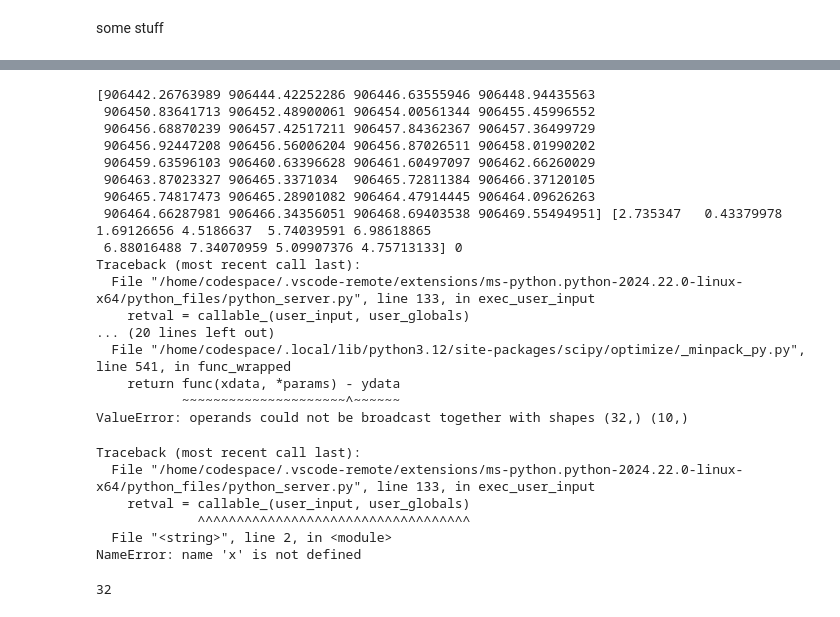
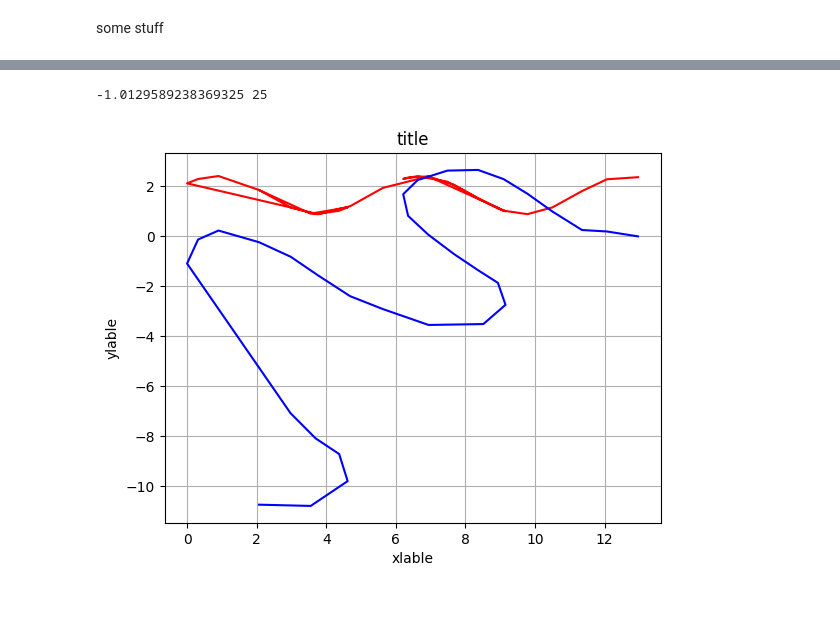
Before and after one commit to zbpetersbuf/CP1-24-final, a Jupyter notebook: zbpetersbuf/documentation/final.ipynb, the cells around one changed output, grey strips where cells are left out. Saved outputs shown, nothing was run; the diff lists cells and outputs as text; code cells hidden in the pictures.

```diff
--- a/zbpetersbuf/documentation/final.ipynb
+++ b/zbpetersbuf/documentation/final.ipynb
@@ -24,41 +19,14 @@ ModuleNotFoundError: No module named 'final'
 # %%
 files = fin.filenamelister('sinewalk','.csv')
-fle = files[6]
-yn, y, x = fin.goldrule_sig(fle,0.2,0.00001,0.00001)
+fle = files[3]
+yn, y, x = fin.goldrule_sig(fle,0.6,0.01,0.001)
+plt.figure()
+plt.plot(x,yn, color='red')
+plt.plot(x,y, color='blue')
+plt.title('title')
+plt.xlabel('xlable')
+plt.ylabel('ylable')
+plt.grid()
 # %% [output]
-[906442.26763989 906444.42252286 906446.63555946 906448.94435563
- 906450.83641713 906452.48900061 906454.00561344 906455.45996552
- 906456.68870239 906457.42517211 906457.84362367 906457.36499729
- 906456.92447208 906456.56006204 906456.87026511 906458.01990202
- 906459.63596103 906460.63396628 906461.60497097 906462.66260029
- 906463.87023327 906465.3371034  906465.72811384 906466.37120105
- 906465.74817473 906465.28901082 906464.47914445 906464.09626263
- 906464.66287981 906466.34356051 906468.69403538 906469.55494951] [2.735347   0.43379978 1.69126656 4.5186637  5.74039591 6.98618865
- 6.88016488 7.34070959 5.09907376 4.75713133] 0
-Traceback (most recent call last):
-  File "/home/codespace/.vscode-remote/extensions/ms-python.python-2024.22.0-linux-x64/python_files/python_server.py", line 133, in exec_user_input
-    retval = callable_(user_input, user_globals)
-... (20 lines left out)
-  File "/home/codespace/.local/lib/python3.12/site-packages/scipy/optimize/_minpack_py.py", line 541, in func_wrapped
-    return func(xdata, *params) - ydata
-           ~~~~~~~~~~~~~~~~~~~~~^~~~~~~
-ValueError: operands could not be broadcast together with shapes (32,) (10,)
+-1.0129589238369325 25
+[figure, added]
-# %%
-plt.figure()
-plt.plot(x,yn, color='red')
-plt.plot(x,y, color='blue')
-plt.title('title')
-plt.xlabel('xlable')
-plt.ylabel('ylable')
-plt.grid()
-# %% [output]
-Traceback (most recent call last):
-  File "/home/codespace/.vscode-remote/extensions/ms-python.python-2024.22.0-linux-x64/python_files/python_server.py", line 133, in exec_user_input
-    retval = callable_(user_input, user_globals)
-             ^^^^^^^^^^^^^^^^^^^^^^^^^^^^^^^^^^^
-  File "<string>", line 2, in <module>
-NameError: name 'x' is not defined
-# %%
-45-6-6-1
-# %% [output]
-32
```
Also changed, not shown: parts of 1 cell of this notebook, 1 other file.
